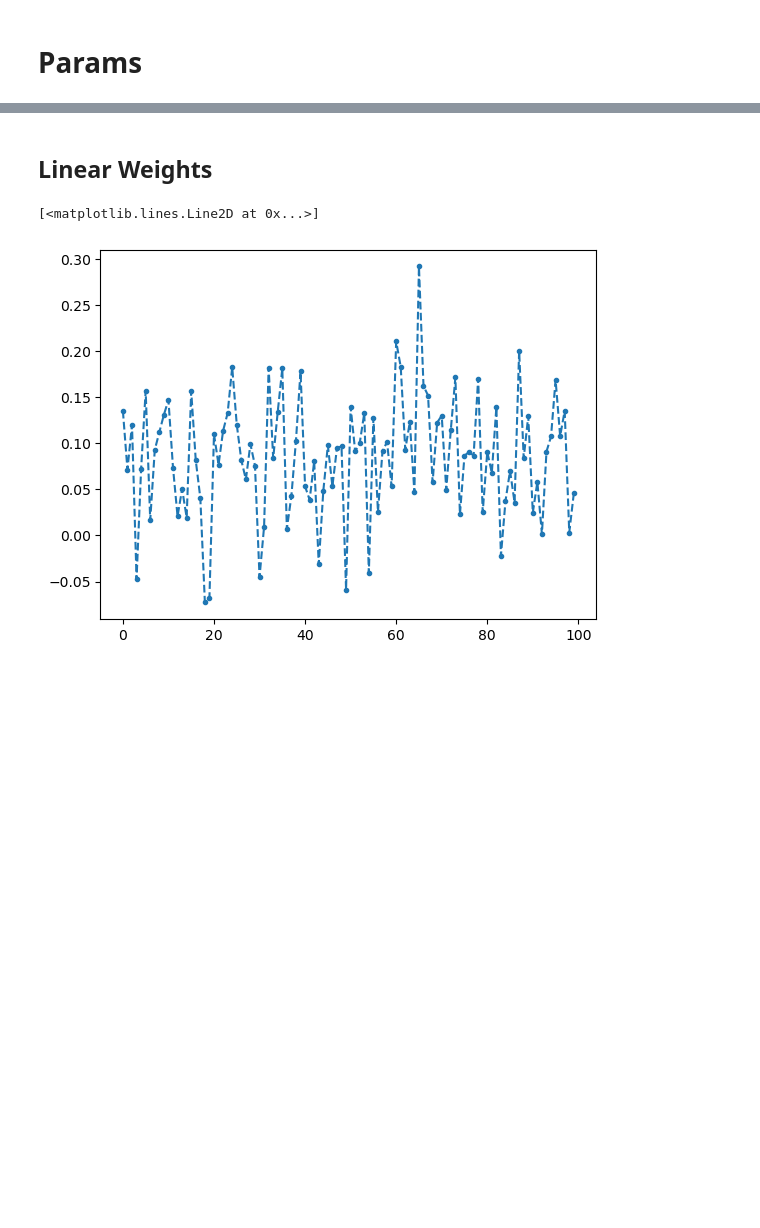
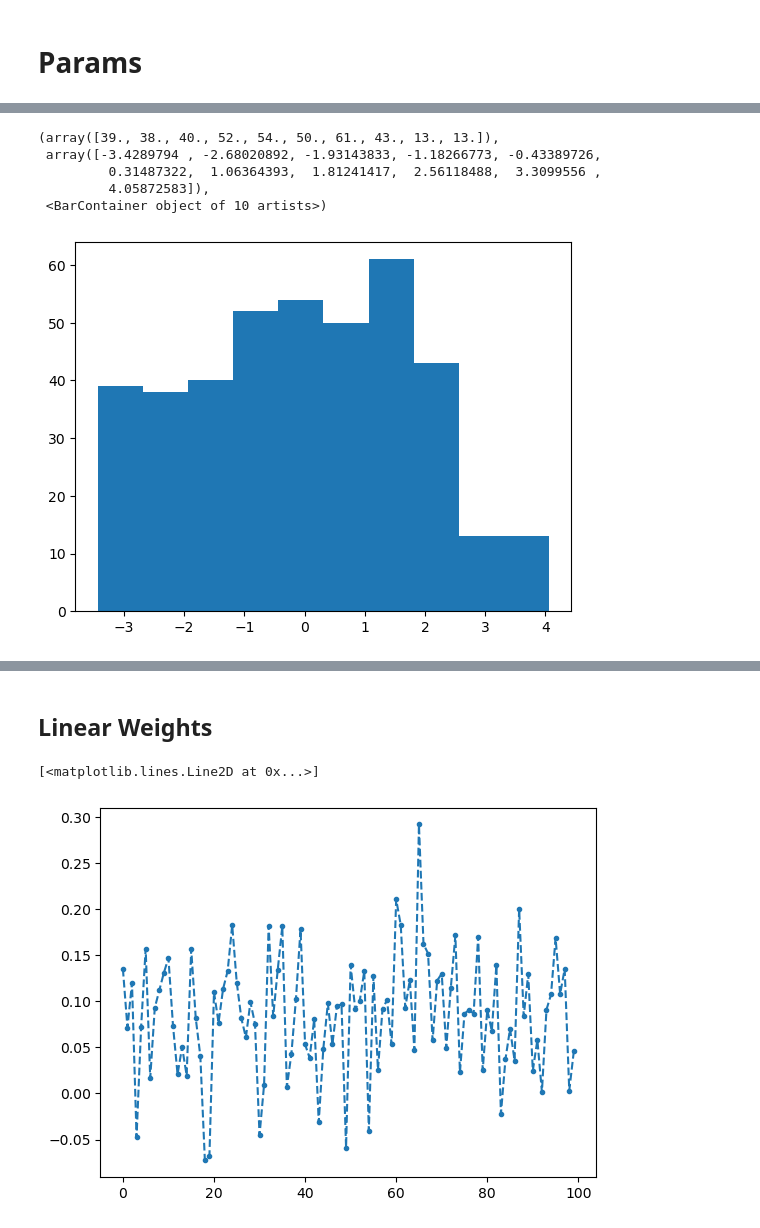
Before and after one commit to Ali-Setareh/SeqGPLVM_FEMSM, a Jupyter notebook: notebooks/model_inspection.ipynb, the cells around one changed output, grey strips where cells are left out. Cells and saved outputs as stored; diff of their text form; code cells hidden in the pictures; blank space fills up the shorter version.

```diff
--- a/notebooks/model_inspection.ipynb
+++ b/notebooks/model_inspection.ipynb
@@ -117,0 +119,9 @@ params
+# %%
+plt.hist(param_hist["gps.10.variational_strategy.inducing_points"][-1][:,0])
+# %% [output]
+(array([39., 38., 40., 52., 54., 50., 61., 43., 13., 13.]),
+ array([-3.4289794 , -2.68020892, -1.93143833, -1.18266773, -0.43389726,
+         0.31487322,  1.06364393,  1.81241417,  2.56118488,  3.3099556 ,
+         4.05872583]),
+ <BarContainer object of 10 artists>)
+[figure, added]
```
Also changed, not shown: parts of 7 cells of this notebook, 3 other files.
